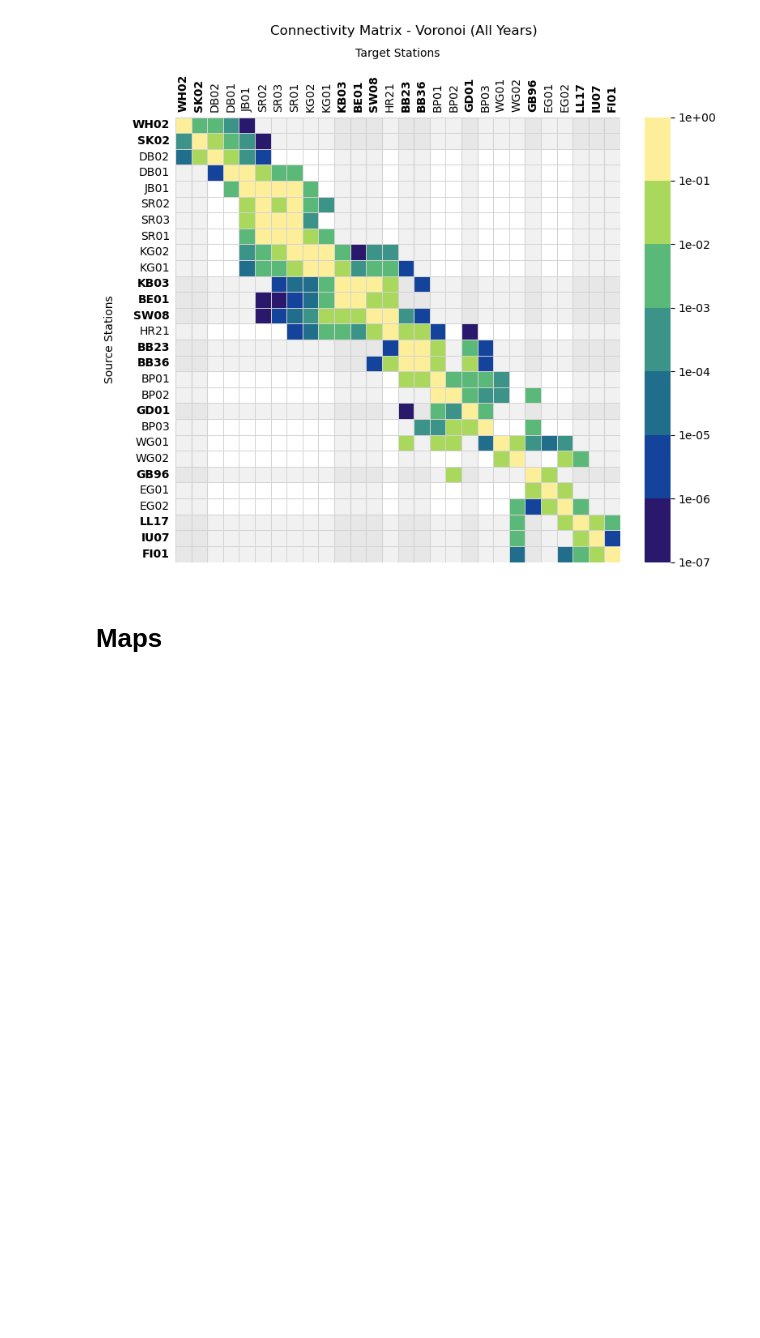
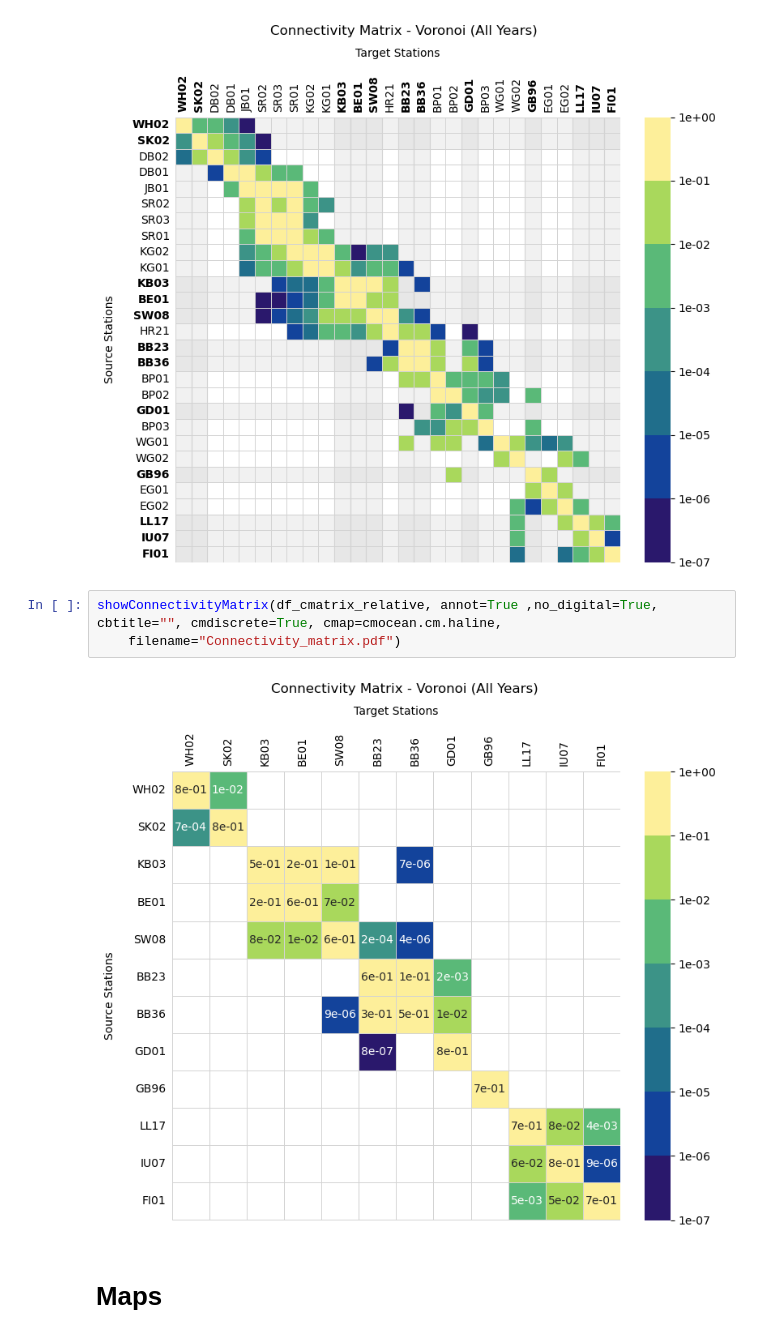
Before and after one commit to geomar-od-lagrange/2025_copepods, a Jupyter notebook: notebooks/SiteComparisonVoronoi.ipynb, the cells around one changed output. Drawn from its saved outputs; the diff is of its cells as text; blank space fills up the shorter version.

```diff
--- a/notebooks/SiteComparisonVoronoi.ipynb
+++ b/notebooks/SiteComparisonVoronoi.ipynb
@@ -269,6 +274,11 @@ showConnectivityMatrix(df_cmatrix_relative, annot=False ,no_digital=False, cbtit
     filename="Connectivity_matrix_all.pdf")
 # %% [output]
 [figure]
+# %%
+showConnectivityMatrix(df_cmatrix_relative, annot=True ,no_digital=True, cbtitle="", cmdiscrete=True, cmap=cmocean.cm.haline,
+    filename="Connectivity_matrix.pdf")
+# %% [output]
+[figure, added]
 # %% [markdown]
 # Maps
 # %%
```
Also changed, not shown: parts of 5 cells of this notebook, 6 other files.
